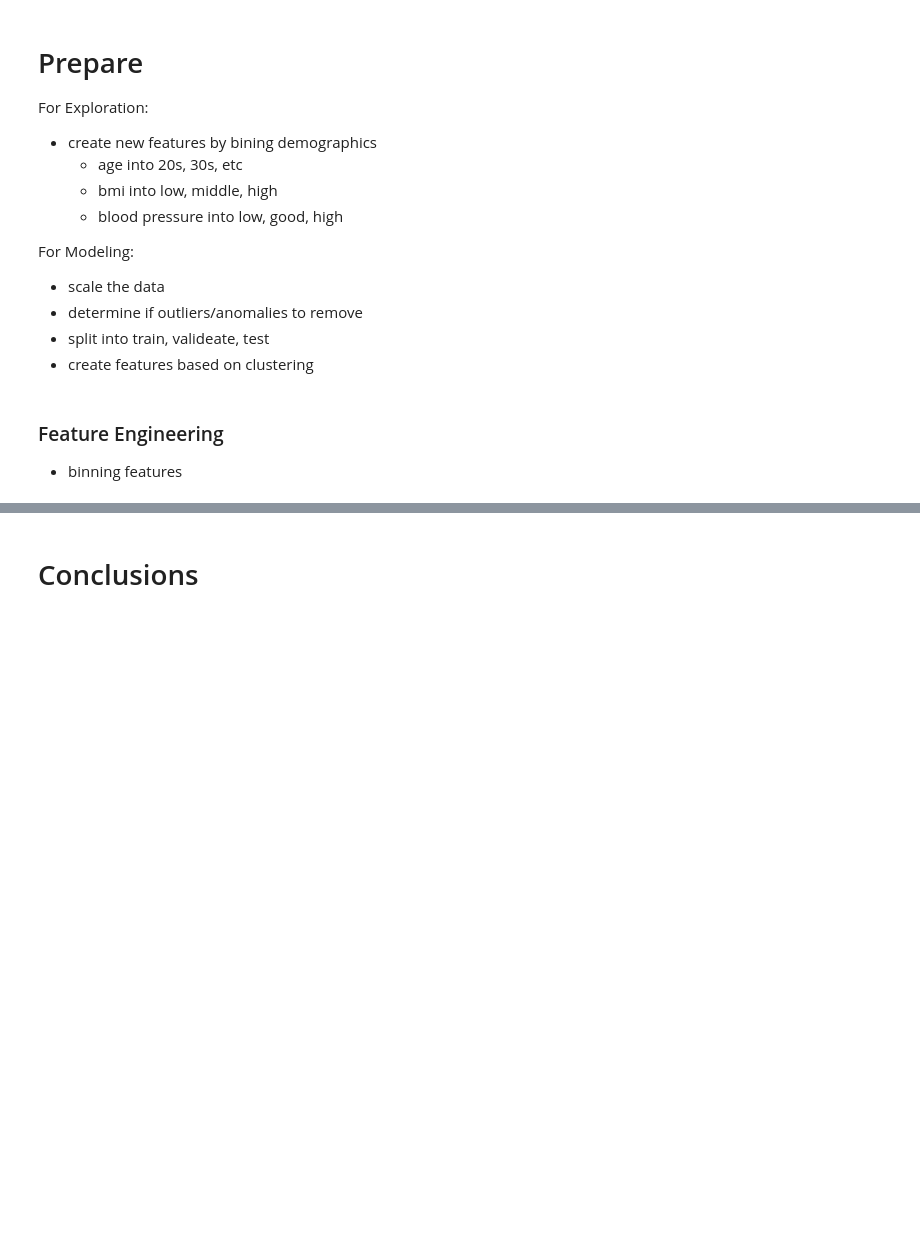
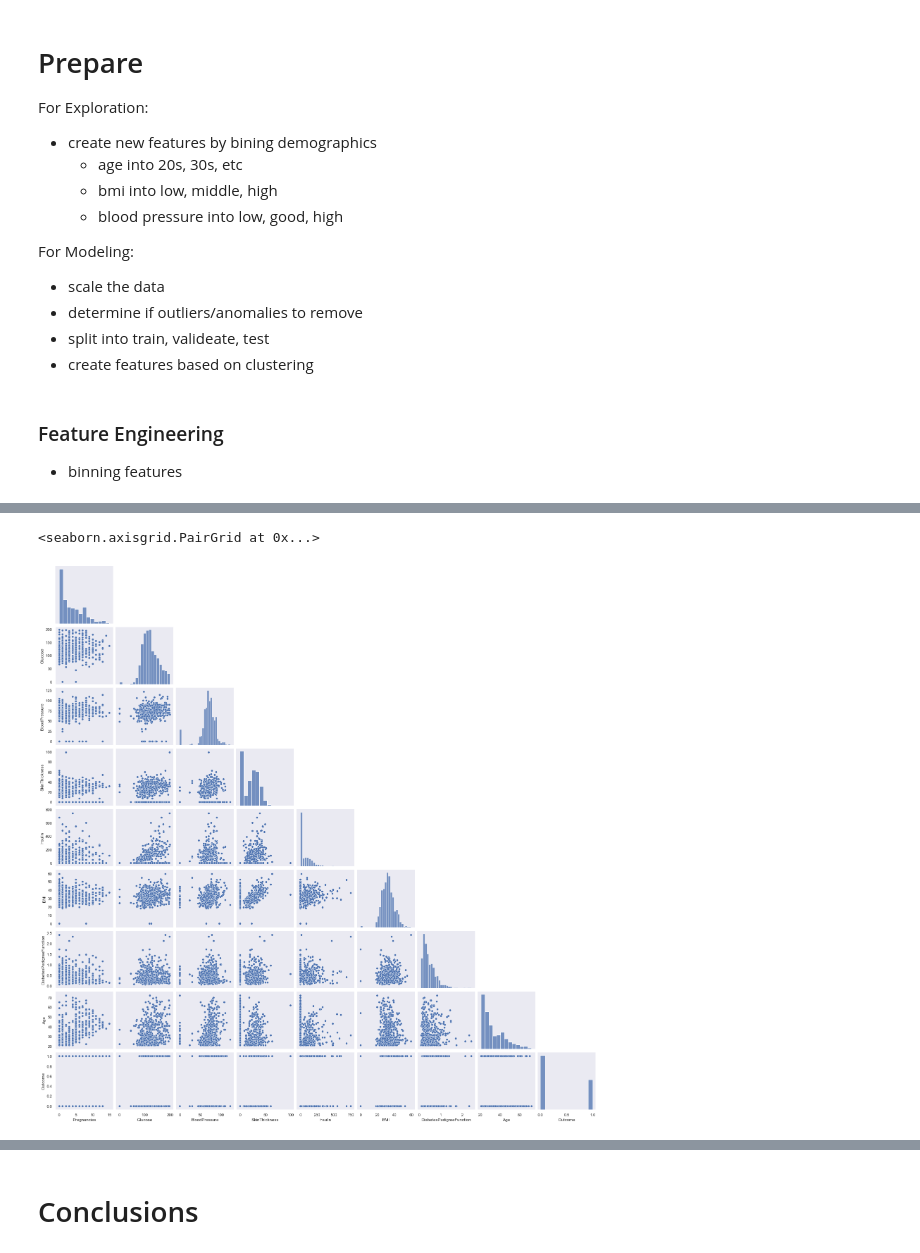
Before and after one commit to ThompsonBethany01/Predicting-Diabetes-Onset, a Jupyter notebook: Data_Analysis.ipynb, the cells around one changed output, grey strips where cells are left out. Drawn from its saved outputs; the diff is of its cells as text; code cells hidden in the pictures; blank space fills up the shorter version.

```diff
--- a/Data_Analysis.ipynb
+++ b/Data_Analysis.ipynb
@@ -150,0 +235,5 @@ df['bp_bins'] = pd.qcut(df.BloodPressure, 3, labels=[1,2,3])
+# %%
+sns.pairplot(train, corner=True)
+# %% [output]
+<seaborn.axisgrid.PairGrid at 0x...>
+[figure, added]
```
Also changed, not shown: parts of 18 cells of this notebook.
